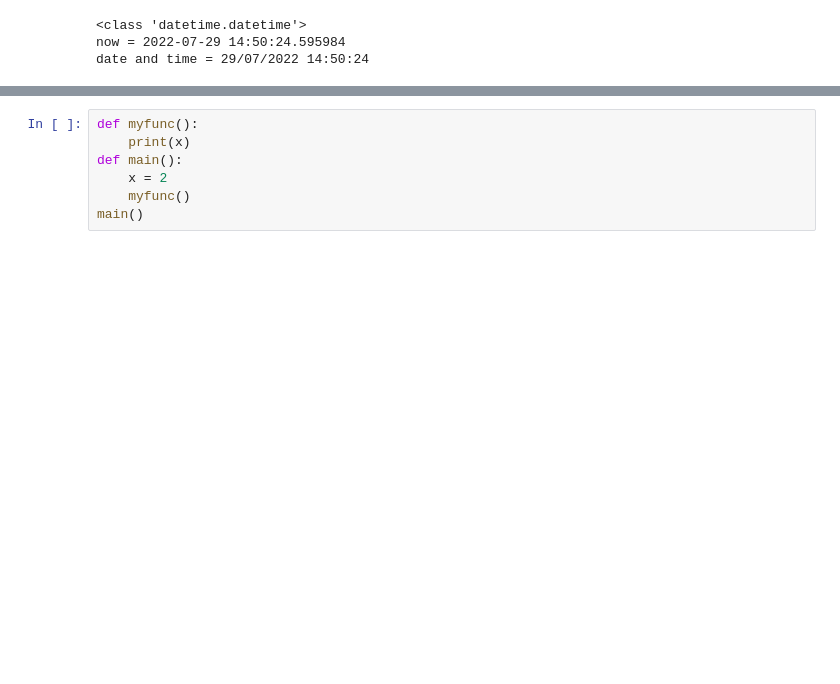
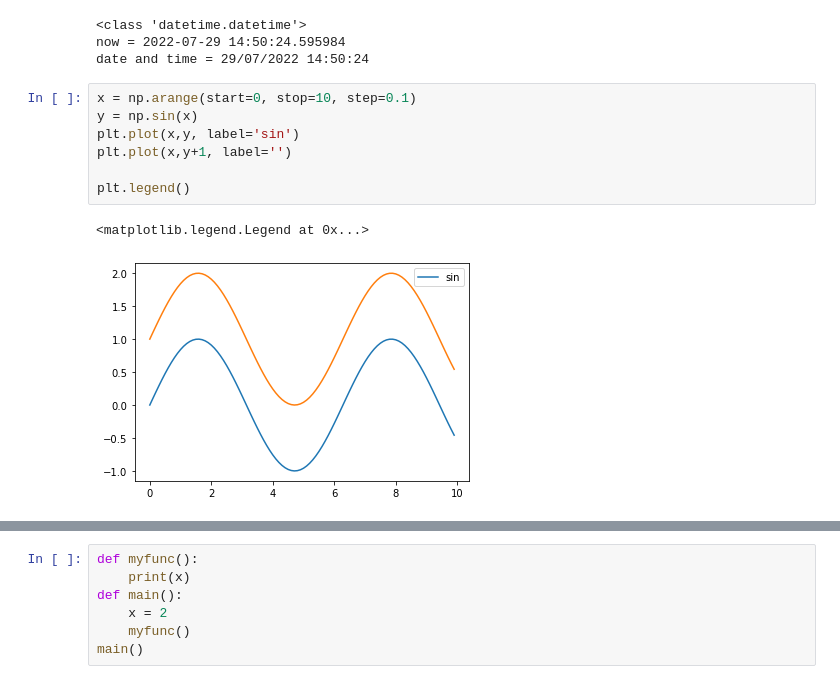
Before and after one commit to tomer-boyarski/ear-training, a Jupyter notebook: Music_Notebook.ipynb, the cells around one changed output, grey strips where cells are left out. Cells and saved outputs as stored; diff of their text form; blank space fills up the shorter version.

```diff
--- a/Music_Notebook.ipynb
+++ b/Music_Notebook.ipynb
@@ -57,6 +57,16 @@ print("date and time =", dt_string)
 <class 'datetime.datetime'>
 now = 2022-07-29 14:50:24.595984
 date and time = 29/07/2022 14:50:24
+# %%
+x = np.arange(start=0, stop=10, step=0.1)
+y = np.sin(x)
+plt.plot(x,y, label='sin')
+plt.plot(x,y+1, label='')
+
+plt.legend()
+# %% [output]
+<matplotlib.legend.Legend at 0x...>
+[figure, added]
 # %%
 import time
 import numpy as np
```
Also changed, not shown: parts of 1 cell of this notebook, 5 other files.
